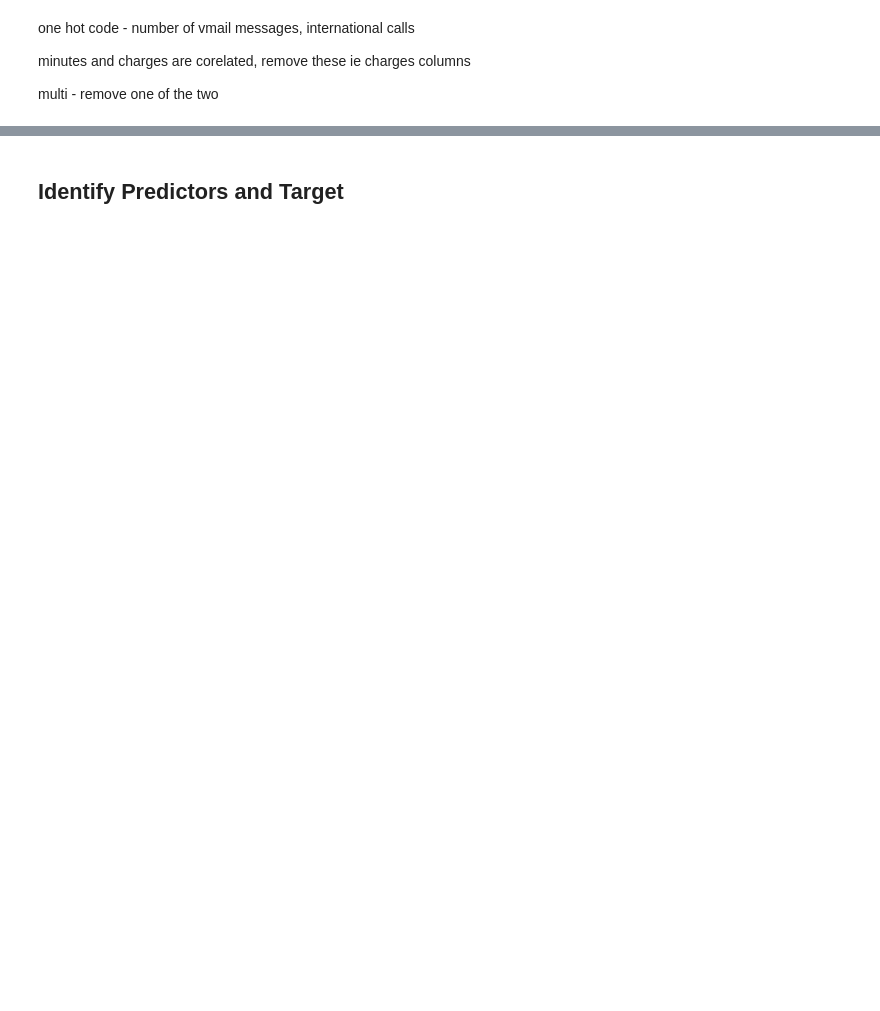
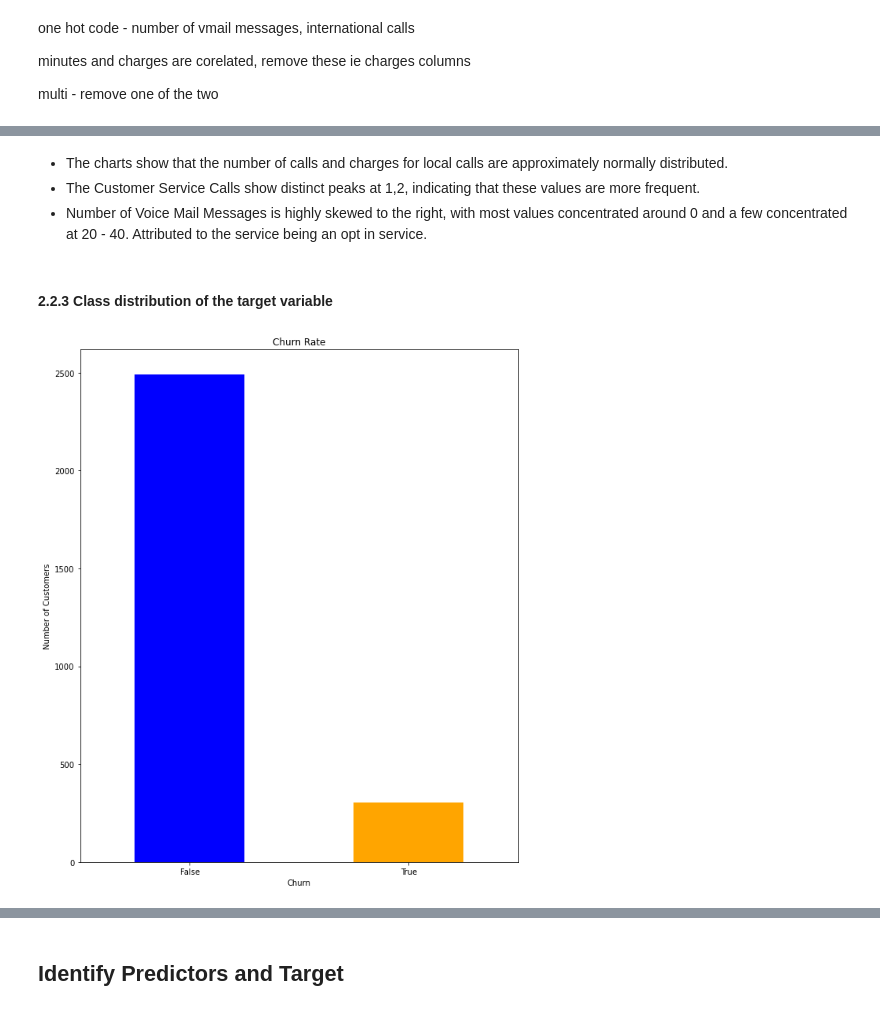
Before and after one commit to SpencerLugalia/Phase-3-Project, a Jupyter notebook: index.ipynb, the cells around one changed output, grey strips where cells are left out. Drawn from its saved outputs; the diff is of its cells as text; code cells hidden in the pictures; blank space fills up the shorter version.

```diff
--- a/index.ipynb
+++ b/index.ipynb
@@ -156,0 +338,19 @@ plt.show()
+# %% [markdown]
+- The charts show that the number of calls and charges for local calls are approximately normally distributed.
+- The Customer Service Calls show distinct peaks at 1,2, indicating that these values are more frequent.
+-  Number of Voice Mail Messages is highly skewed to the right, with most values concentrated around 0 and a few concentrated at 20 - 40. Attributed to the service being an opt in service.
+# %% [markdown]
+#### 2.2.3 Class distribution of the target variable
+# %%
+# count the values of the churn column
+churn_count = df['churn']. value_counts()
+# plot the bar chart
+plt.figure(figsize=(10,12))
+churn_count.plot(kind="bar",color=["blue", "orange"])
+plt.title ('Churn Rate')
+plt.xlabel("Churn")
+plt.ylabel('Number of Customers')
+plt.xticks(ticks=[0,1], labels=['False', "True"], rotation=0)
+plt.show()
+# %% [output]
+[figure, added]
```
Also changed, not shown: parts of 51 cells of this notebook.
